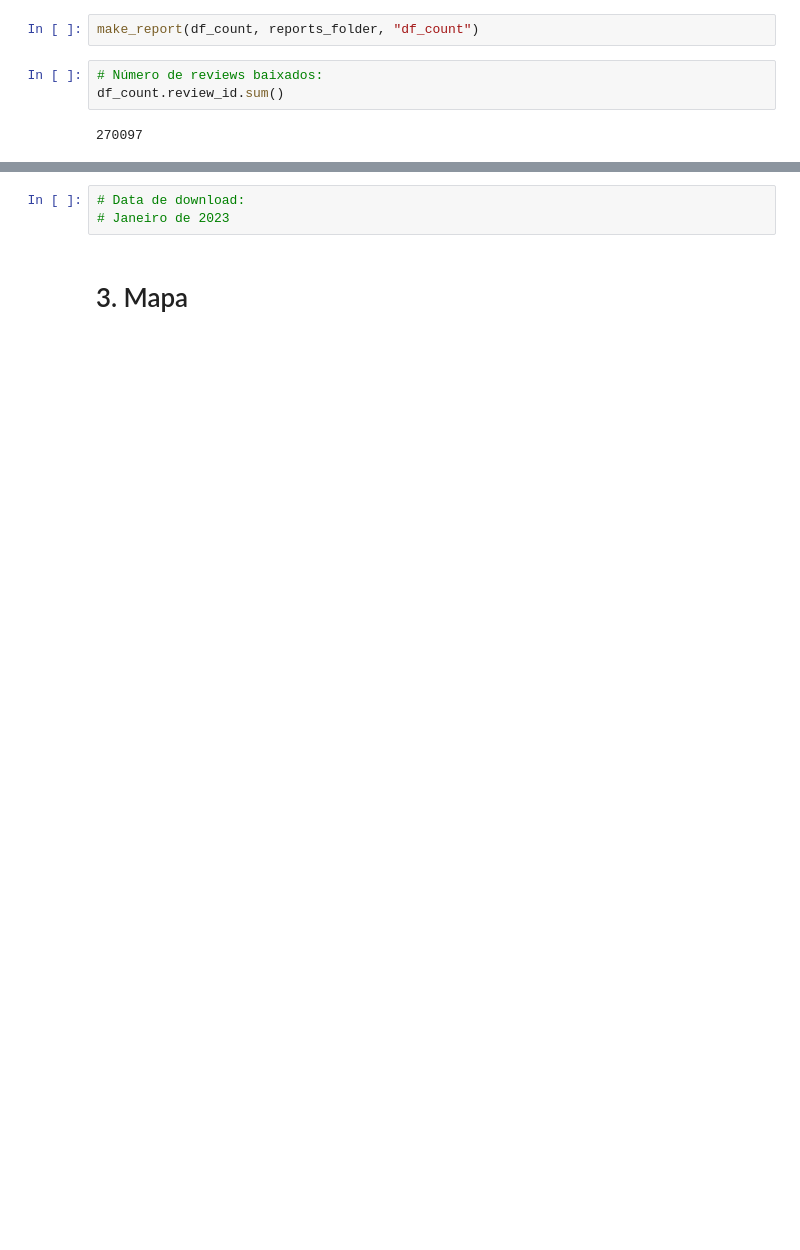
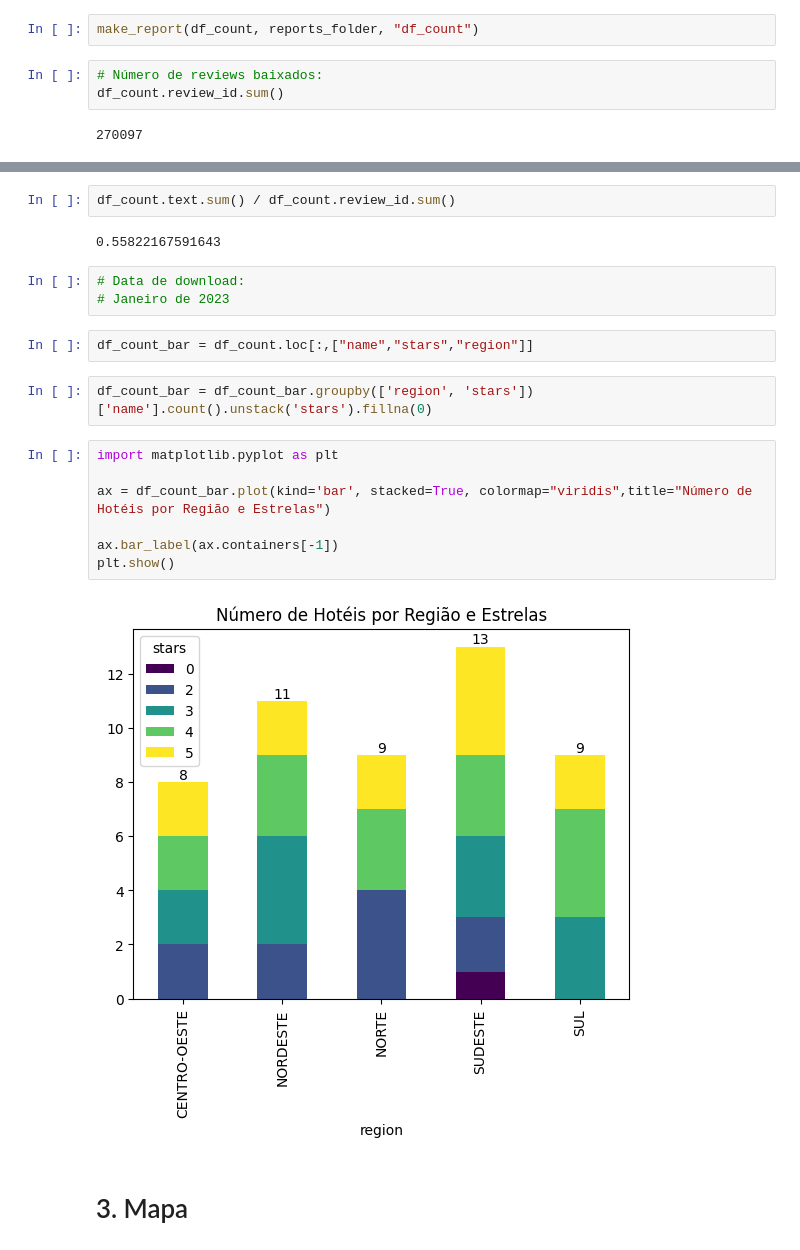
Before and after one commit to brusangues/maps-reviews-api-scraper, a Jupyter notebook: analysis_1.ipynb, the cells around one changed output, grey strips where cells are left out. Saved outputs shown, nothing was run; the diff lists cells and outputs as text; blank space fills up the shorter version.

```diff
--- a/analysis_1.ipynb
+++ b/analysis_1.ipynb
@@ -131,6 +143,23 @@ df_count.shape
+# %%
+df_count.text.sum() / df_count.review_id.sum()
+# %% [output]
+0.55822167591643
 # %%
 # Data de download:
 # Janeiro de 2023
+# %%
+df_count_bar = df_count.loc[:,["name","stars","region"]]
+# %%
+df_count_bar = df_count_bar.groupby(['region', 'stars'])['name'].count().unstack('stars').fillna(0)
+# %%
+import matplotlib.pyplot as plt
+
+ax = df_count_bar.plot(kind='bar', stacked=True, colormap="viridis",title="Número de Hotéis por Região e Estrelas")
+
+ax.bar_label(ax.containers[-1])
+plt.show()
+# %% [output]
+[figure, added]
 # %% [markdown]
 # 3. Mapa
 # %%
```
Also changed, not shown: parts of 32 cells of this notebook, 1 other file.
